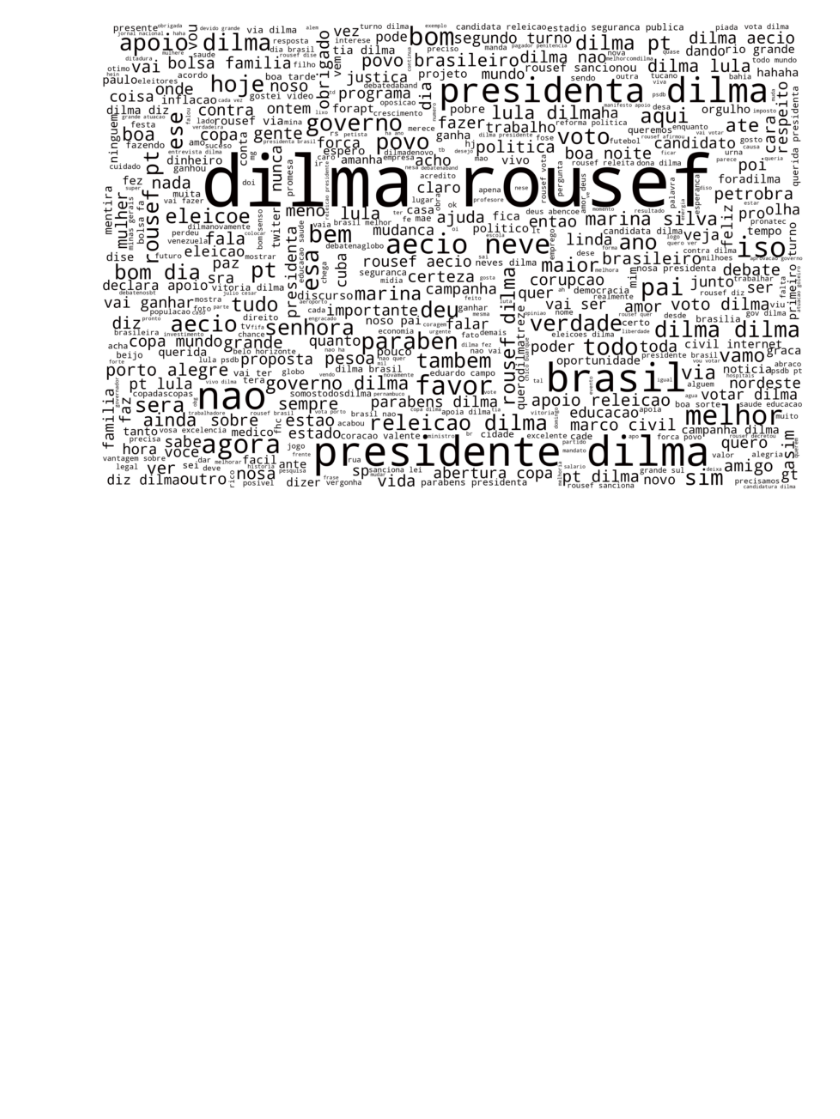
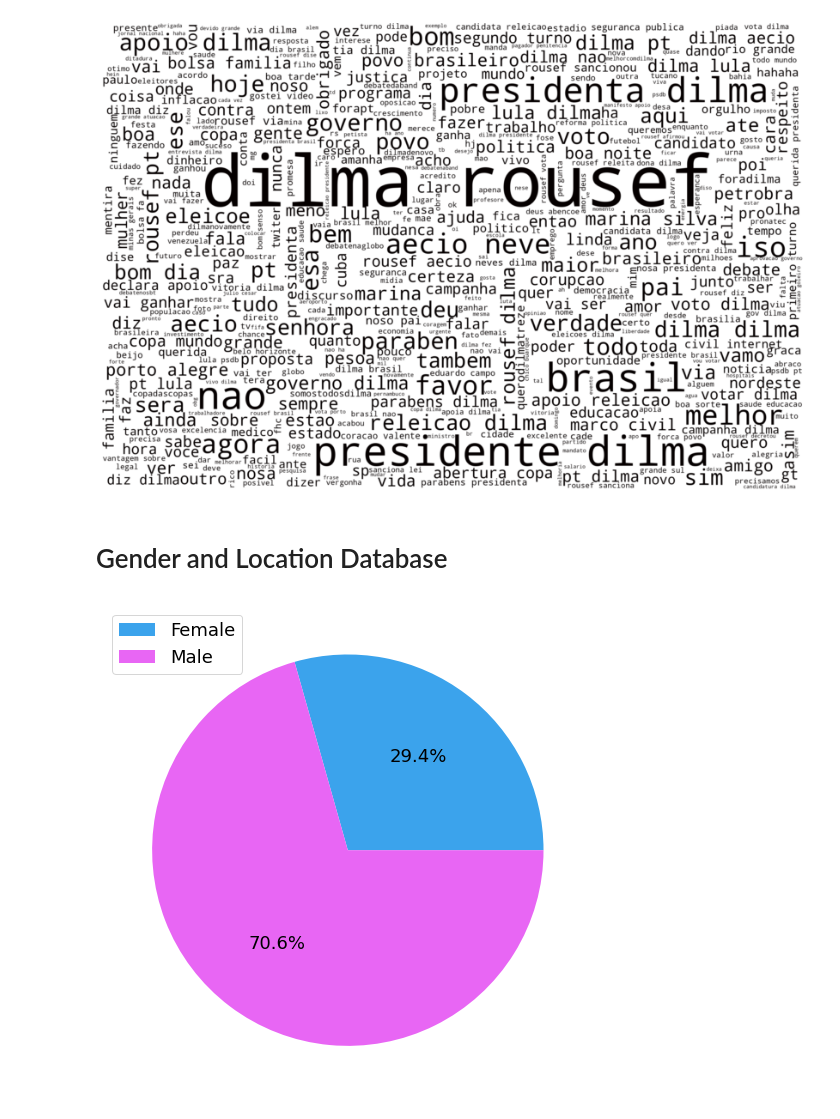
Before and after one commit to waguii/twitterelectionbr, a Jupyter notebook: notebooks/bulend_Graph&Charts.ipynb, the cells around one changed output. Cells and saved outputs as stored; diff of their text form; code cells hidden in the pictures; blank space fills up the shorter version.

Commit message:
gender

```diff
--- a/notebooks/bulend_Graph&Charts.ipynb
+++ b/notebooks/bulend_Graph&Charts.ipynb
@@ -268,3 +268,22 @@ plt.imshow(wc)
 word_cloud(" ".join(pos_sentences))
 # %% [output]
 [figure]
+# %% [markdown]
+# Gender and Location Database
+# %%
+path = r'../raw_data/last_db/bolsonaro.csv' # use your path
+df = pd.read_csv(path)
+df = df.drop_duplicates(subset="username",keep="first")
+# %%
+df_likes = df.groupby(['gender'])['username'].agg('count')
+colors = sns.color_palette("husl")[4:7]
+plt.figure(figsize=(15,9))
+plt.rcParams['font.size'] = 18
+plt.pie(df_likes, colors = colors, autopct='%.1f%%')
+#plt.title('A proporção de likes pelos sentimentos', fontsize=20)
+plt.legend(labels=['Female','Male'], fontsize=18)
+plt.setp({'color':'white', 'weight':'bold', 'fontsize':16})
+plt.savefig('../twitterelectionbr/interface/frontend/static/bolsonaro_gender.png', dpi=180)
+plt.show()
+# %% [output]
+[figure, added]
```
Also changed, not shown: parts of 3 cells of this notebook, 5 other files.
